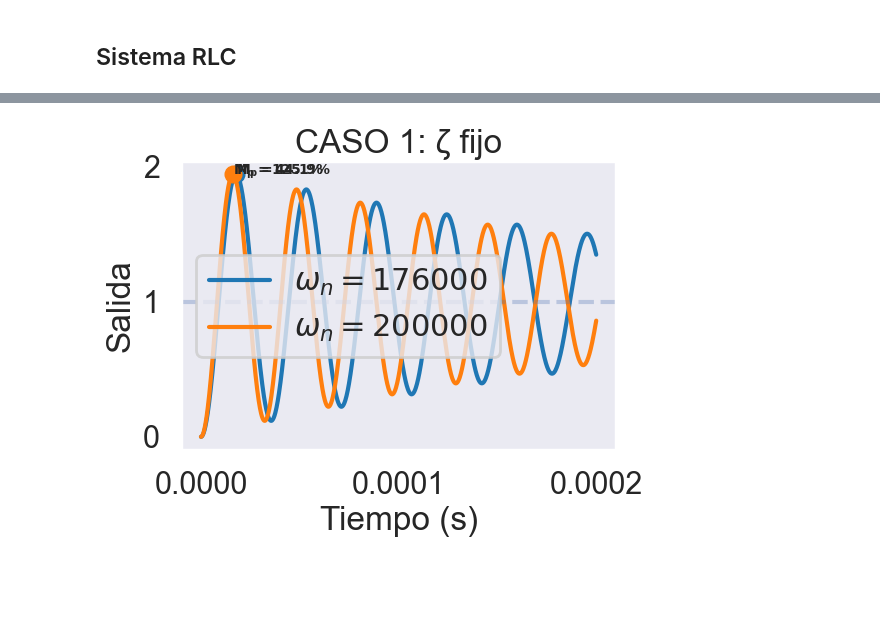
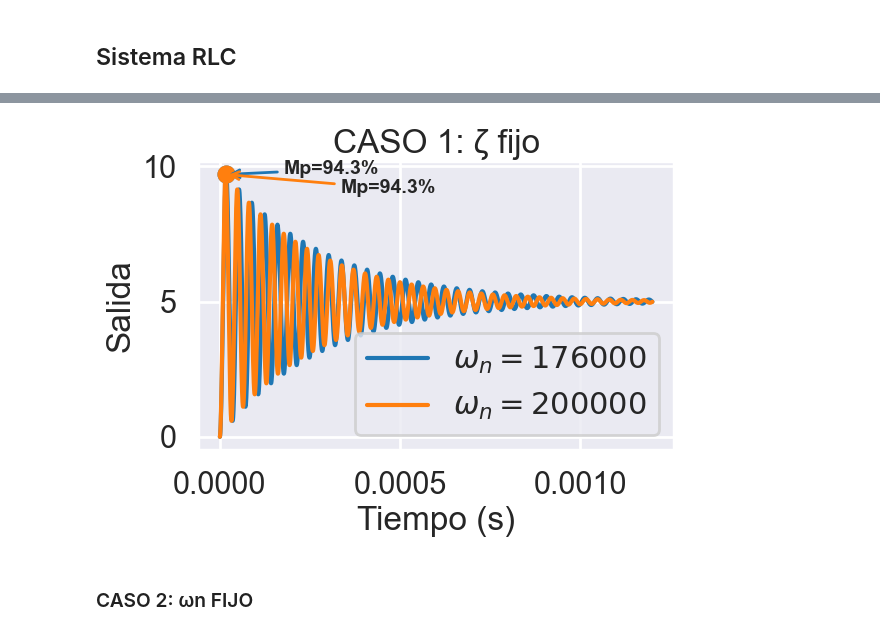
Before and after one commit to juandiego2205/Repository_lab_control, a Jupyter notebook: Code_Practica_2_RespuestaTemporal.ipynb, the cells around one changed output, grey strips where cells are left out. Cells and saved outputs as stored; diff of their text form; code cells hidden in the pictures; blank space fills up the shorter version.

```diff
--- a/Code_Practica_2_RespuestaTemporal.ipynb
+++ b/Code_Practica_2_RespuestaTemporal.ipynb
@@ -175,7 +216,8 @@ for tao in taos:
 ###  PARTE 2: LAZO CERRADO
 # %%
 K_values = [0.5, 2, 5, 10]
-tau = 3
+tau = 4.7
+entrada = 5
 
 t = np.linspace(0, 40, 1000)
 
@@ -192,10 +234,11 @@ for i, K in enumerate(K_values):
     sistema_cerrado = ctrl.feedback(K * G, 1)
 
     t_out, y = ctrl.step_response(sistema_cerrado, t)
+    y = y * entrada  # Aplicar la entrada al sistema
 
     Yf, T95, idx_95, T10, idx_10, _, _ = calcular_metricas(t_out, y)
 
-    print(f"\nK = {K}")
+    print(f"\n------K = {K} || tau = {tau:.2f} s----------")
     print(f"Yf = {Yf:.3f}")
     print(f"T10 ≈ {T10:.3f} s")
     print(f"T95 ≈ {T95:.3f} s")
@@ -207,15 +250,11 @@ for i, K in enumerate(K_values):
         color=color
     )
 
-# Líneas de referencia (mejor una sola vez)
-plt.axhline(0.10, linestyle='--', alpha=0.3)
-plt.axhline(0.95, linestyle='--', alpha=0.3)
-
-plt.title("Sistema de Primer Orden - Lazo Cerrado (τ = 3)")
+plt.title(f"Sistema de Primer Orden - Lazo Cerrado (τ = {tau})")
 plt.xlabel("Tiempo (s)")
 plt.ylabel("Salida")
 plt.legend()
-plt.grid()
+plt.grid(True)
 plt.show()
 # %% [output]
 ===== LAZO CERRADO =====
@@ -239,21 +278,18 @@ T95 ≈ 0.841 s
 # %% [markdown]
 ## Sistema RLC
 # %%
-print("\n===== CASO 1: ζ = 0.02 FIJO =====")
+print("\n===== CASO 1: ζ  FIJO =====")
 
-zeta = 0.02
-L = 470e-6
-
+factorA = 0.02
+L = 470e-6 #470 µH
 wn_values = [176000, 200000]
 
 colores = ['#1f77b4', '#ff7f0e', '#2ca02c']
-
 plt.figure()
 
 for i, wn in enumerate(wn_values):
 
     color = colores[i % len(colores)]
-
     # 1. C teórico
     C_teo = 1 / (L * wn**2)
 
@@ -261,58 +297,54 @@ for i, wn in enumerate(wn_values):
     C = capacitor_comercial(C_teo)
 
     # 3. R ajustado
-    R = 2 * zeta * np.sqrt(L / C)
+    R = 2 * factorA * np.sqrt(L / C)
 
     # Sistema
     num = [1]
     den = [L*C, R*C, 1]
 
-    tao = 1 / (wn * zeta)
+    tao = 1 / (wn * factorA)
     frecuencia_entrada = 1 / (tao * 16)
 
     sistema = ctrl.TransferFunction(num, den)
 
-    t = np.linspace(0, 0.0002, 1000)
+    t = np.linspace(0, 0.0012, 5000)
     t_out, y = ctrl.step_response(sistema, t)
-
+    y=y*5
     Yf, _, _, _, _, Mp, Ts = calcular_metricas(t_out, y)
 
-    print(f"\nωn deseado = {wn}")
-    print(f"C teórico = {C_teo:.2e} F")
-    print(f"C comercial = {C:.2e} F")
-    print(f"R ajustado = {R:.2f} Ω")
-    print(f"ζ real ≈ {zeta}")
+    print(f"\n---------ωn deseado = {wn} || factorAmortiguamiento = {factorA} ----")
+    print(f"C comercial = {C:.2e} F || R = {R:.2f} Ω \n")
     print(f"Yf={Yf:.3f}, Mp={Mp:.2f}%, Ts={Ts:.6e}s")
-    print(f'tao= {tao:.2f}')
-    print(f'Frecuencia recomendada= {frecuencia_entrada:.2f} Hz')
+    print(f'Frecuencia de entrada recomendada= {frecuencia_entrada:.2f} Hz')
 
-    # 🔹 Curva principal
     plt.plot(
         t_out, y,
         label=f'$\\omega_n={wn}$',
         color=color
     )
 
-    # 🔹 Punto de sobreimpulso (si existe)
     if Mp is not None:
         idx_mp = np.argmax(y)
-        plt.plot(t_out[idx_mp], y[idx_mp], 'o', color=color)
 
-        plt.text(
-            t_out[idx_mp],
-            y[idx_mp],
-            f'$\\mathbf{{M_p={Mp:.1f}\\%}}$',
-            fontsize=10
+        x_mp = t_out[idx_mp]
+        y_mp = y[idx_mp]
+
+        plt.plot(x_mp, y_mp, 'o', color=color)
+        plt.annotate(
+            f'Mp={Mp:.1f}%',
+            xy=(x_mp, y_mp),
+            xytext=(x_mp + 0.00016*(i+1), y_mp - 0.7*(i)),
+            arrowprops=dict(arrowstyle='->', color=color),
+            fontsize=14,
+            fontweight='bold'
         )
 
-# 🔹 Líneas referencia (opcional)
-plt.axhline(1, linestyle='--', alpha=0.3)
 
 plt.title("CASO 1: ζ fijo")
 plt.xlabel("Tiempo (s)")
 plt.ylabel("Salida")
 plt.legend()
-plt.grid()
 plt.tight_layout()
 plt.show()
 # %% [output]
@@ -338,2 +364,4 @@ Frecuencia recomendada= 250.00 Hz
-[figure, old version]
+[figure, new version]
+# %% [markdown]
+### CASO 2: ωn FIJO
 # %%
```
Also changed, not shown: parts of 7 cells of this notebook.
